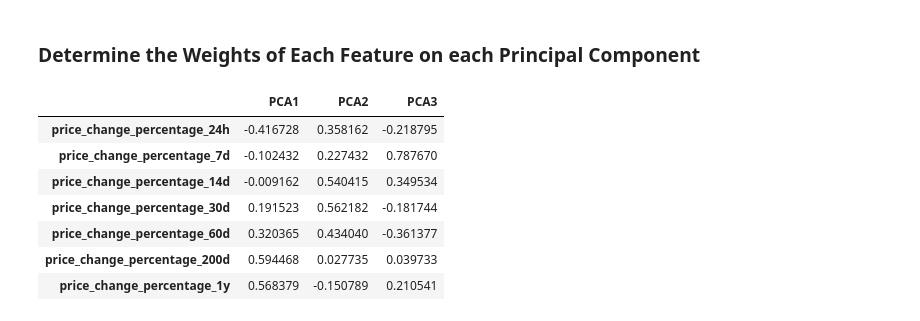
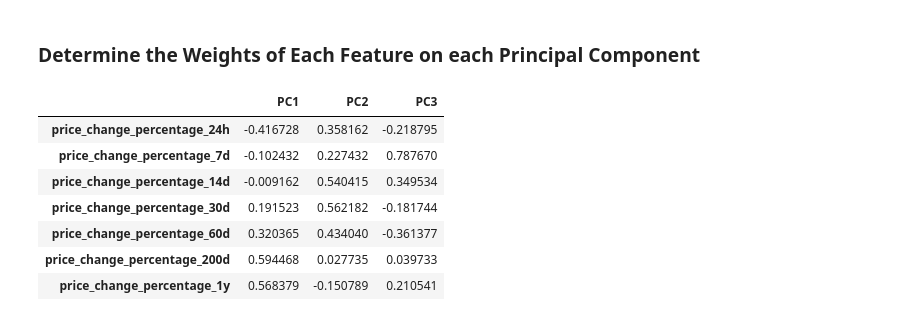
Before and after one commit to MarwaBS/CryptoClustering, a Jupyter notebook: Crypto_Clustering.ipynb, the cells around one changed output. Cells and saved outputs as stored; diff of their text form; code cells hidden in the pictures.

```diff
--- a/Crypto_Clustering.ipynb
+++ b/Crypto_Clustering.ipynb
@@ -352,15 +348,15 @@ crypto_pca_df_prediction.plot.scatter(x='PCA1', y='PCA2', c='crypto_cluster', co
 # %%
 # Create a DataFrame to store the PCA component weights
 pca_component_weights = pd.DataFrame(
     pca.components_.T,  # Transpose to match the dimensions correctly
-    columns=['PCA1', 'PCA2', 'PCA3'],  # Each principal component as a column
+    columns=['PC1', 'PC2', 'PC3'],  # Each principal component as a column
     index=scaled_df.columns  # Original feature names as the index
 )
 
 # Display the component weights
 pca_component_weights
 # %% [output]
-|  | PCA1 | PCA2 | PCA3 |
+|  | PC1 | PC2 | PC3 |
 | price_change_percentage_24h | -0.416728 | 0.358162 | -0.218795 |
 | price_change_percentage_7d | -0.102432 | 0.227432 | 0.787670 |
 | price_change_percentage_14d | -0.009162 | 0.540415 | 0.349534 |
```
Also changed, not shown: parts of 8 cells of this notebook, 1 other file.
